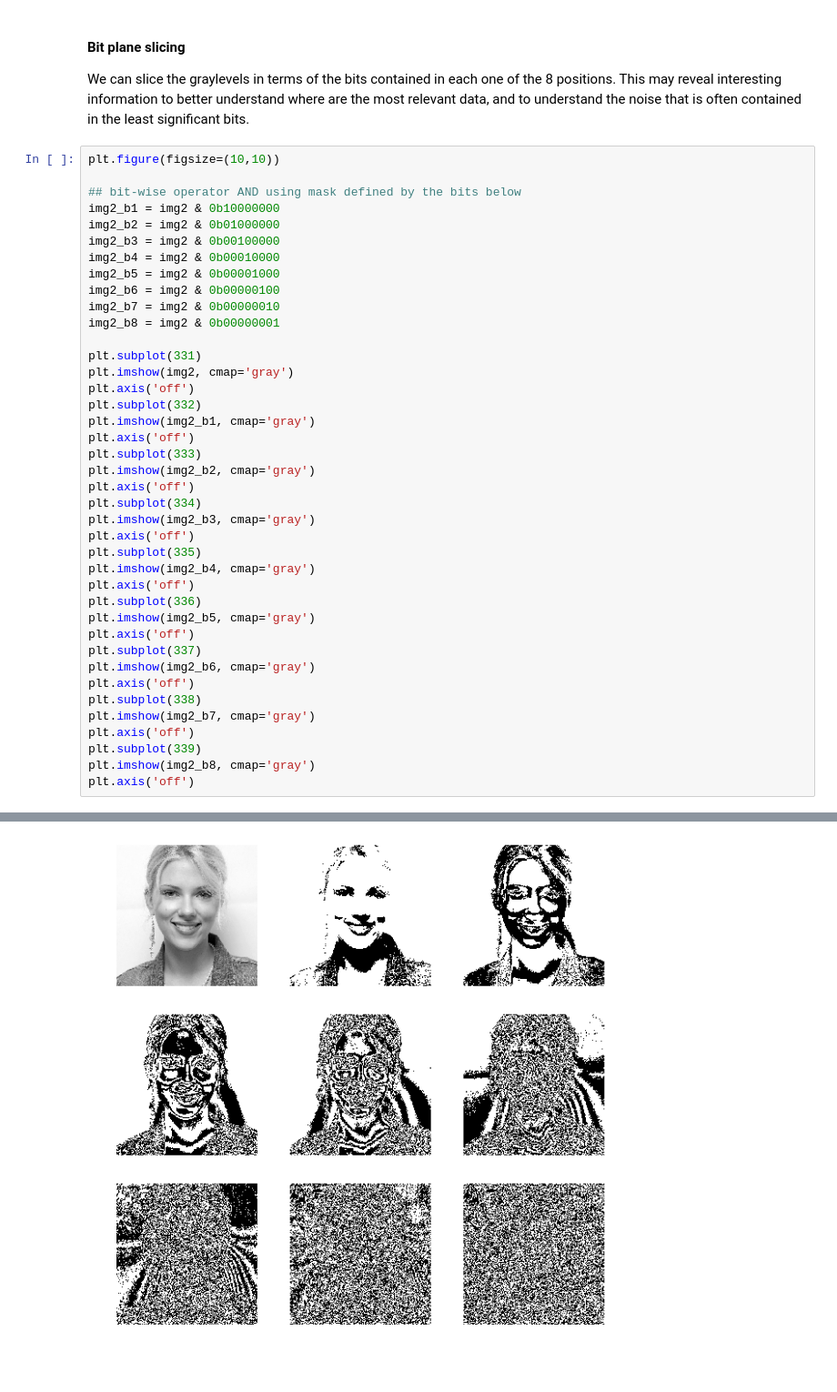
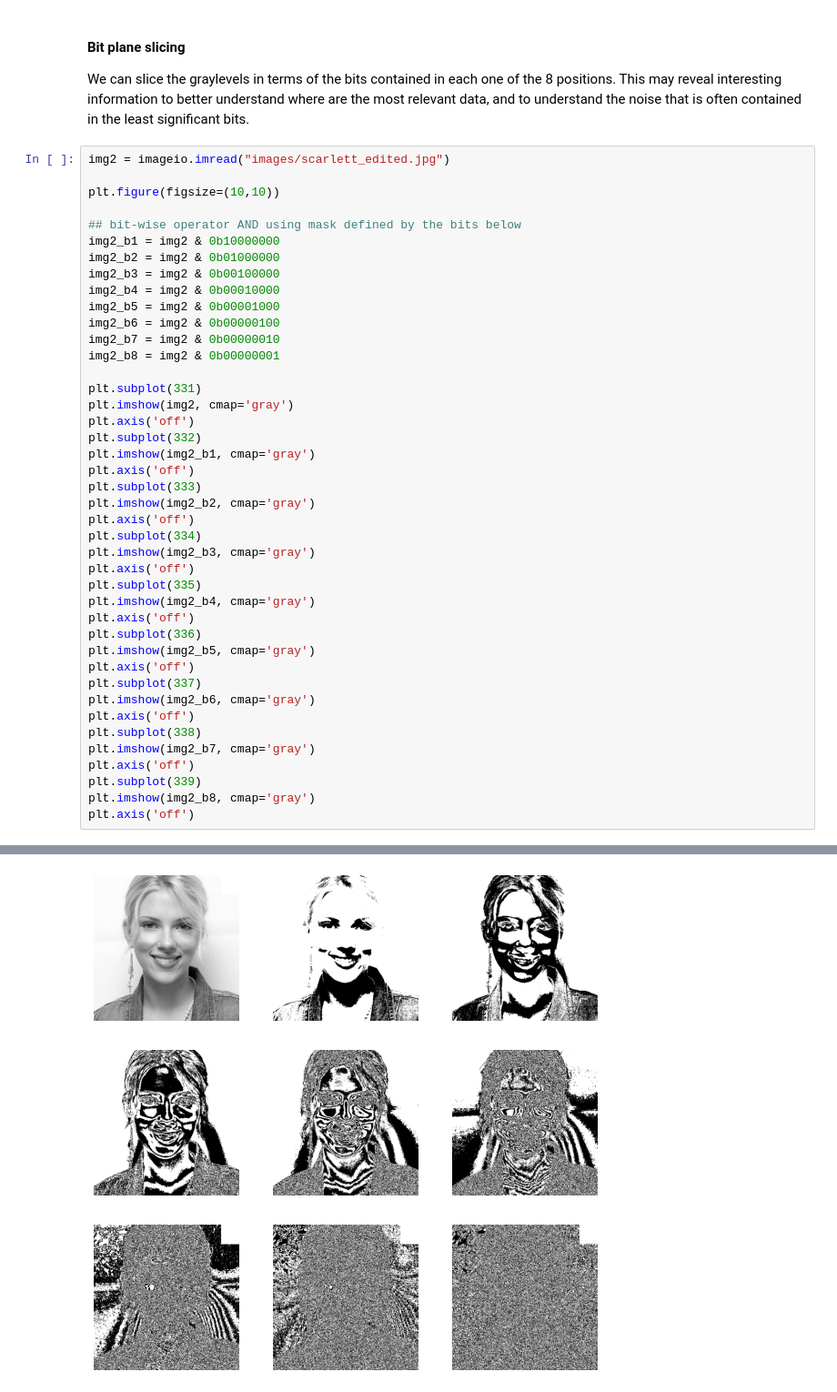
Before and after one commit to maponti/imageprocessing_course_icmc, a Jupyter notebook: 02_enhancement-pixel.ipynb, the cells around one changed output, grey strips where cells are left out. Shown at 91% size. Drawn from its saved outputs; the diff is of its cells as text.

```diff
--- a/02_enhancement-pixel.ipynb
+++ b/02_enhancement-pixel.ipynb
@@ -215,6 +225,8 @@ plt.imshow(img2_sigm, cmap="gray")
 
 We can slice the graylevels in terms of the bits contained in each one of the 8 positions. This may reveal interesting information to better understand where are the most relevant data, and to understand the noise that is often contained in the least significant bits.
 # %%
+img2 = imageio.imread("images/scarlett_edited.jpg")
+
 plt.figure(figsize=(10,10))
 
 ## bit-wise operator AND using mask defined by the bits below
@@ -229,31 +241,31 @@ img2_b8 = img2 & 0b00000001
 
 plt.subplot(331)
 plt.imshow(img2, cmap='gray')
 plt.axis('off')
 plt.subplot(332)
 plt.imshow(img2_b1, cmap='gray')
 plt.axis('off')
 plt.subplot(333)
 plt.imshow(img2_b2, cmap='gray')
 plt.axis('off')
 plt.subplot(334)
 plt.imshow(img2_b3, cmap='gray')
 plt.axis('off')
 plt.subplot(335)
 plt.imshow(img2_b4, cmap='gray')
 plt.axis('off')
 plt.subplot(336)
 plt.imshow(img2_b5, cmap='gray')
 plt.axis('off')
 plt.subplot(337)
 plt.imshow(img2_b6, cmap='gray')
 plt.axis('off')
 plt.subplot(338)
 plt.imshow(img2_b7, cmap='gray')
 plt.axis('off')
 plt.subplot(339)
 plt.imshow(img2_b8, cmap='gray')
 plt.axis('off')
 # %% [output]
 (-0.5, 511.5, 511.5, -0.5)
-[figure, old version]
+[figure, new version]
```
Also changed, not shown: parts of 13 cells of this notebook, 2 other files.
